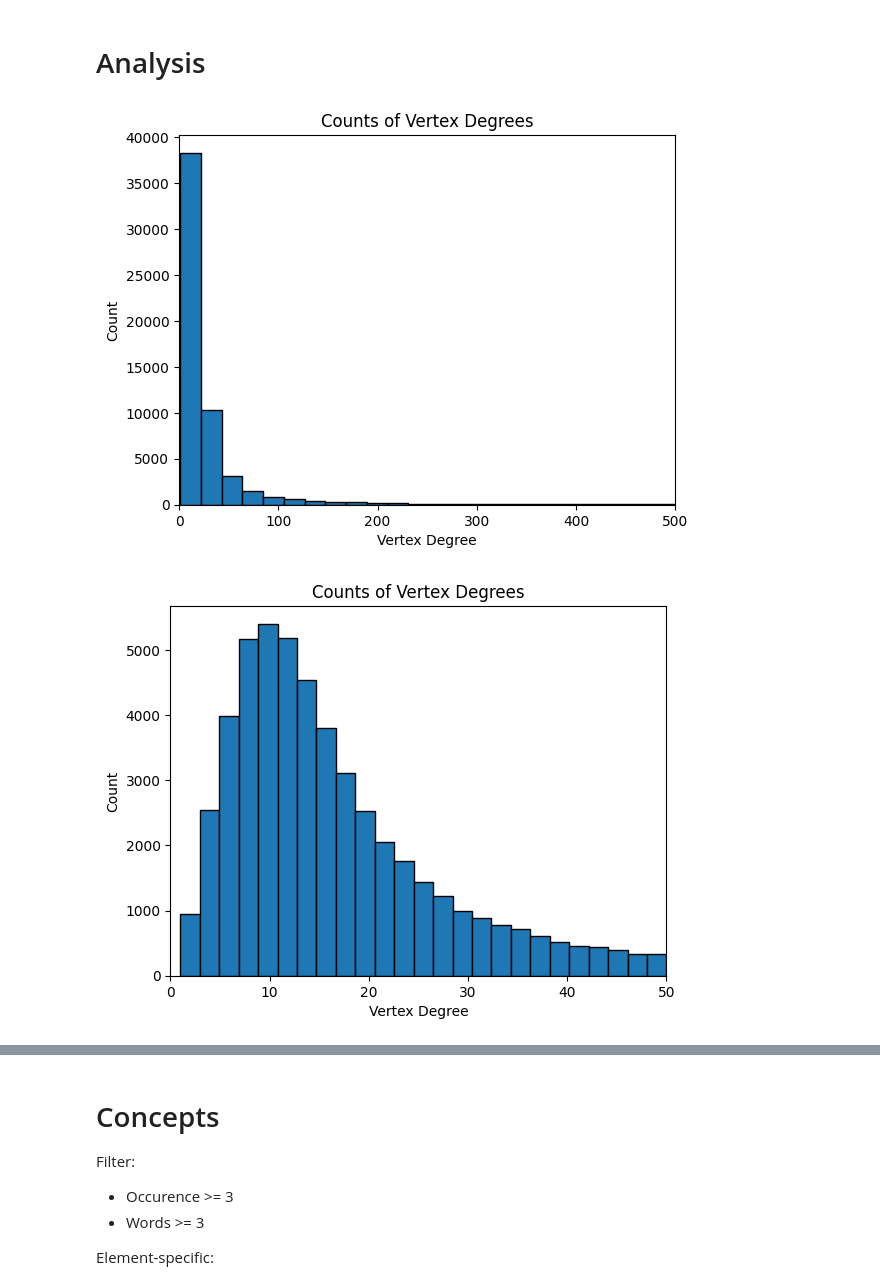
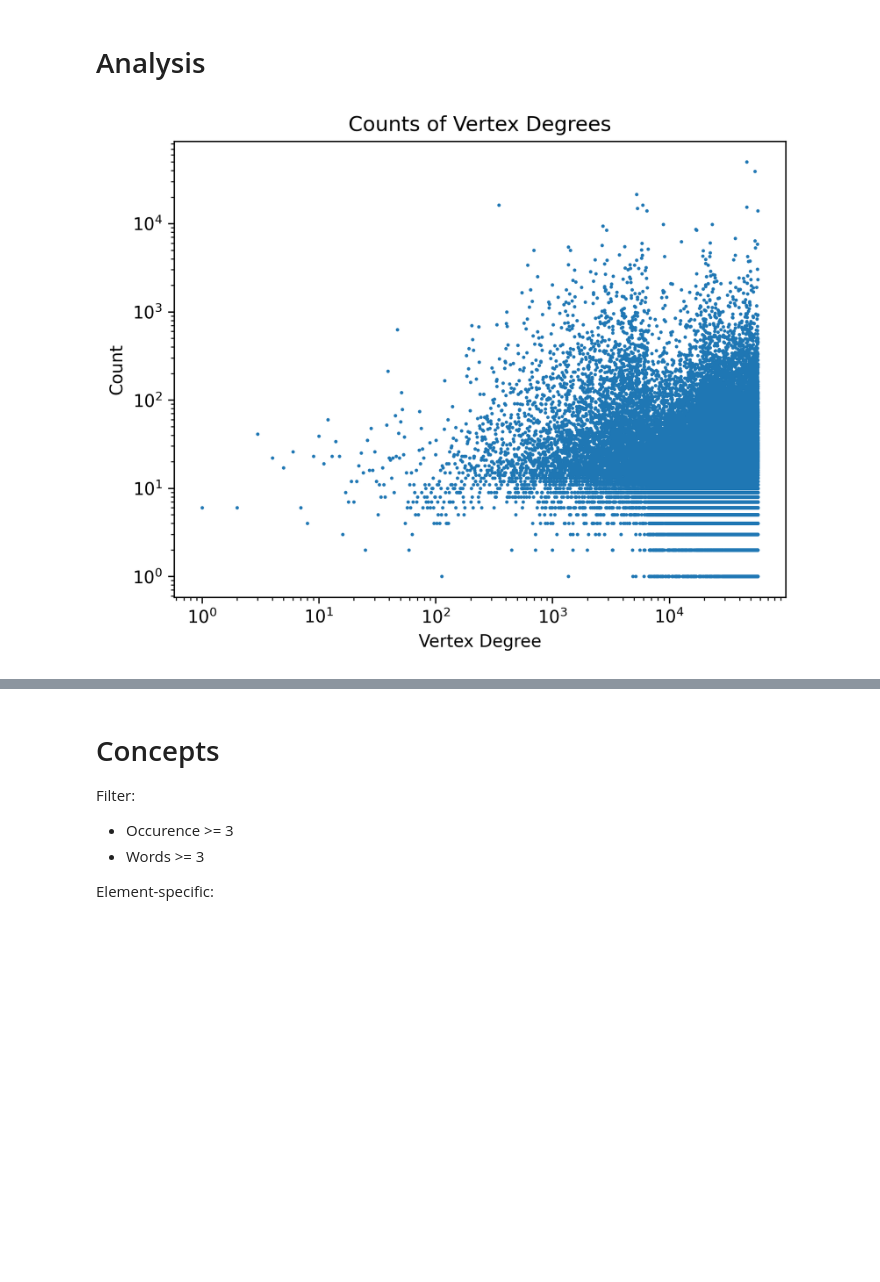
Before and after one commit to aimat-lab/materials_concepts, a Jupyter notebook: graph/Explore.ipynb, the cells around one changed output, grey strips where cells are left out. Saved outputs shown, nothing was run; the diff lists cells and outputs as text; code cells hidden in the pictures; blank space fills up the shorter version.

```diff
--- a/graph/Explore.ipynb
+++ b/graph/Explore.ipynb
@@ -2,11 +2,14 @@
 import numpy as np
 from scipy import sparse
 import matplotlib.pyplot as plt
+plt.rcParams["figure.dpi"] = 300
 import networkx as nx
 import random
 import pandas as pd
 from datetime import date, timedelta
+from collections import Counter
 import time
+from tqdm import tqdm
 random.seed(42)
 # %%
 edges = np.load("edges.npz", allow_pickle=True)["arr_0"]
@@ -30,30 +33,18 @@ for v1, v2, _ in edges:
 # %% [markdown]
 # Analysis
 # %%
-data = degree_count.values()
-n_bins = int(np.floor(np.sqrt(len(data))))
-plt.hist(data, bins=n_bins*10, edgecolor='black')
-
-#plt.yscale('log')
+data = degree_count.items()
+x, y = zip(*data)
+fig, ax = plt.subplots()
+ax.scatter(x, y, s=1)
+plt.xscale("log")
+plt.yscale("log")
 plt.title('Counts of Vertex Degrees')
 plt.xlabel('Vertex Degree')
 plt.ylabel('Count')
-plt.xlim(0, 500)
 plt.show()
-
-X_LIM = 50
-data = [d for d in data if d <= 50]
-n_bins = int(np.floor(np.sqrt(len(data))))
-plt.hist(data, bins=25, edgecolor='black')
-#plt.yscale('log')
-plt.title('Counts of Vertex Degrees')
-plt.xlabel('Vertex Degree')
-plt.ylabel('Count')
-plt.xlim(0, 50)
-plt.show()
 # %% [output]
-[figure, old version]
+[figure, new version]
-[figure, removed]
 # %%
 origin = date(1970, 1, 1)
 years = [(origin + timedelta(days=int(days))).year for _, _, days in edges]
```
Also changed, not shown: parts of 6 cells of this notebook, 1 other file.
